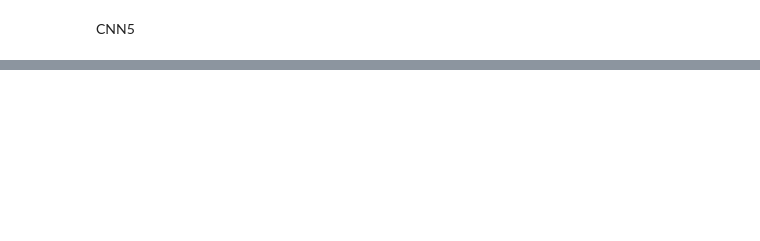
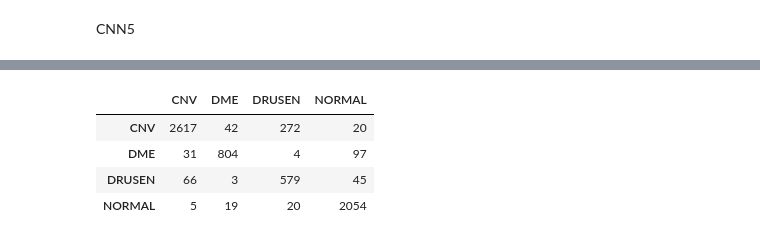
Before and after one commit to myller-silva/PDI-Project, a Jupyter notebook: pdi-project.ipynb, the cells around one changed output, grey strips where cells are left out. Saved outputs shown, nothing was run; the diff lists cells and outputs as text; code cells hidden in the pictures; blank space fills up the shorter version.

```diff
--- a/pdi-project.ipynb
+++ b/pdi-project.ipynb
@@ -394,0 +493,9 @@ CNN5
+# %%
+cm_df_m1 = pd.DataFrame(cm_m1, index=dataset.classes, columns=dataset.classes)
+cm_df_m1
+# %% [output]
+|  | CNV | DME | DRUSEN | NORMAL |
+| CNV | 2617 | 42 | 272 | 20 |
+| DME | 31 | 804 | 4 | 97 |
+| DRUSEN | 66 | 3 | 579 | 45 |
+| NORMAL | 5 | 19 | 20 | 2054 |
```
Also changed, not shown: parts of 36 cells of this notebook.
